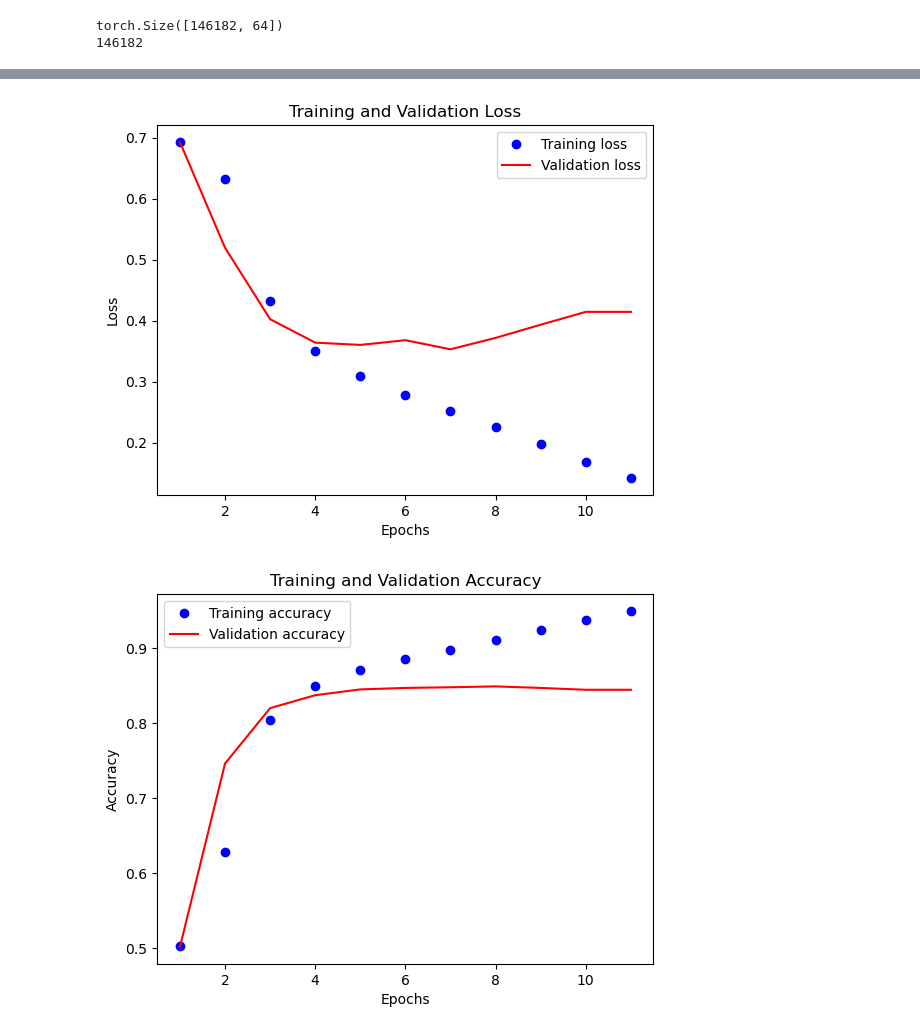
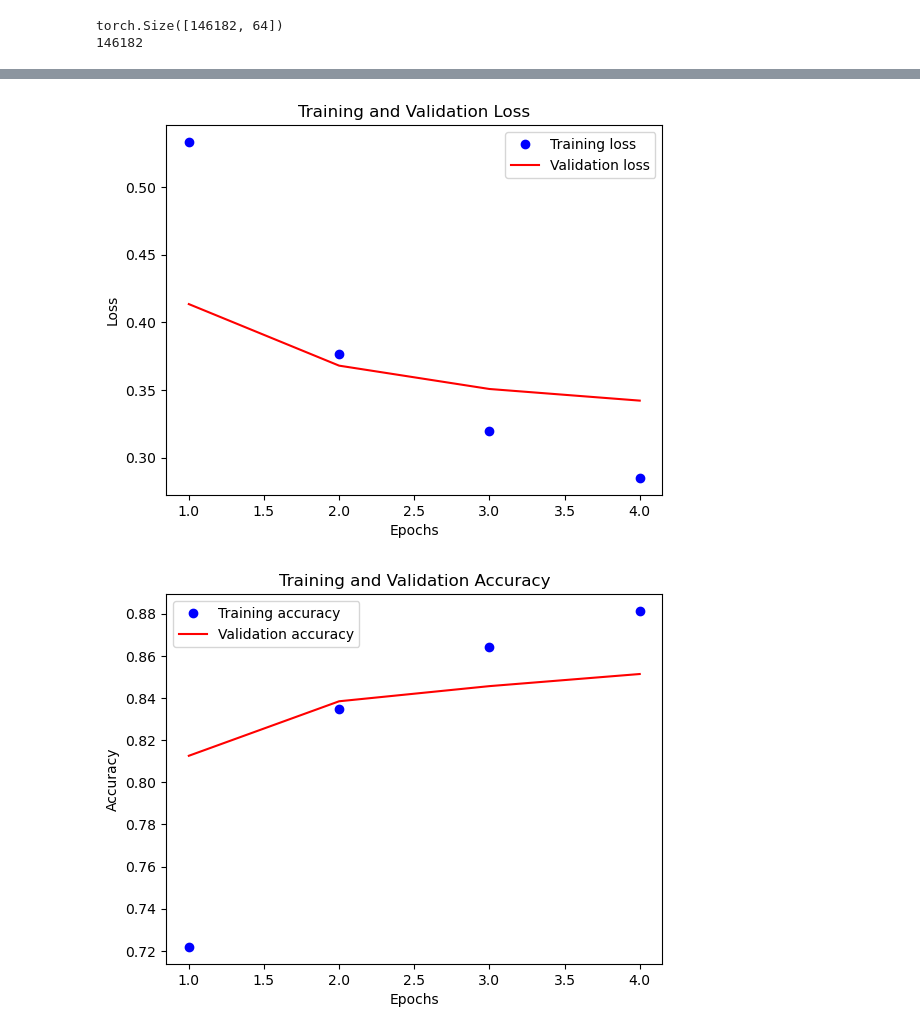
Before and after one commit to haji8-de/AIFFEL_quest_rs, a Jupyter notebook: Exploration/Ex07/NLP_word_tokenizer.ipynb, the cells around one changed output, grey strips where cells are left out. Drawn from its saved outputs; the diff is of its cells as text; code cells hidden in the pictures.

```diff
--- a/Exploration/Ex07/NLP_word_tokenizer.ipynb
+++ b/Exploration/Ex07/NLP_word_tokenizer.ipynb
@@ -912,6 +912,10 @@ def train(X_train, y_train, model, epochs=20,vocab_size = 10000,word_vector_dim
 
     optimizer = optim.Adam(model.parameters(), lr=lr)
     loss_fn = torch.nn.BCELoss()
+
+    # --- [추가] LR 스케줄러 정의 ---
+    # val_loss가 2번(patience)의 epoch 동안 개선되지 않으면 lr을 0.5배(factor)로 감소
+    scheduler = optim.lr_scheduler.ReduceLROnPlateau(optimizer, mode='min', patience=2, factor=0.5, verbose=True)
 
     best_param = dict()
     best_loss = float('inf')
@@ -982,6 +986,10 @@ def train(X_train, y_train, model, epochs=20,vocab_size = 10000,word_vector_dim
             break
         val_losses.append(val_loss / len(val_loader))
         val_accs.append(val_correct / val_total)
+        # --- [추가] 스케줄러 단계 업데이트 ---
+        # 검증 손실을 기준으로 학습률 조절 여부 판단
+        scheduler.step(current_val_loss)
+
         if epoch % verbose == 0:
             print(f"Epoch {epoch+1}/{epochs} - "
                   f"Train Loss: {train_losses[-1]:.4f}, Train Accuracy: {train_accs[-1]:.4f} - "
@@ -1006,6 +1014,7 @@ def test(X_test, y_test, model, batch_size=512):
     #model.to(device)
 
     loss_fn = torch.nn.BCELoss()
+
     model.eval()
     test_loss = 0.0
     test_correct = 0
@@ -1121,0 +1131,20 @@ test(X_test_padded_tensor,y_test_tensor,model1_w2v)
+# %%
+import torch
+from torch.nn.utils.rnn import pad_sequence
+import numpy as np
+import matplotlib
+import matplotlib.pyplot as plt
+import konlpy
+
+print(torch.__version__)
+print(np.__version__)
+print(matplotlib.__version__)
+print(konlpy.__version__)
+!pip install sentencepiece
+import pandas as pd
+import os
+# 데이터를 읽어봅시다.
+train_data = pd.read_table(os.getenv("HOME") + '/work/sentiment_classification/ratings_train.txt')
+test_data = pd.read_table(os.getenv("HOME") + '/work/sentiment_classification/ratings_test.txt')
+
+train_data.head()
@@ -1479,8 +1585,10 @@ import torch.optim as optim
 X_train_padded_tensor = torch.tensor(X_train_padded, dtype=torch.long)
 y_train_tensor = torch.tensor(y_train, dtype=torch.float)
 
+
+## 최종 결과 : epochs 4가 가장 높은 점수의 결과를 보임.
 #model1 학습
-model1 = train(X_train_padded_tensor,y_train_tensor,model_1,epochs=50,vocab_size = len(index_to_word),train_ratio=0.90, num_layers=2)
+model1 = train(X_train_padded_tensor,y_train_tensor,model_1,epochs=4,vocab_size = len(index_to_word),train_ratio=0.90, num_layers=2)
 # 각각 embedding layer shape 확인
 embedding_layer = model1.embedding
 weights1 = embedding_layer.weight.detach().cpu().numpy()
@@ -1500,5 +1601,5 @@ Early stopping triggered at epoch 11
-[figure, old version]
+[figure, new version]
-[figure, old version]
+[figure, new version]
 # %%
 
 from numpy.linalg import norm
```
Also changed, not shown: parts of 18 cells of this notebook.
